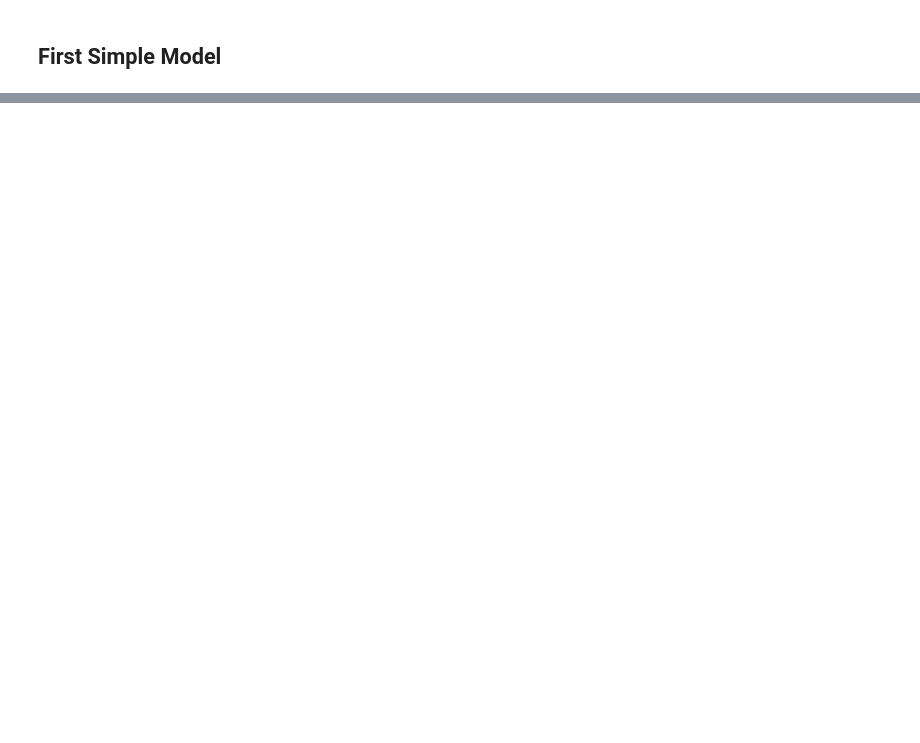
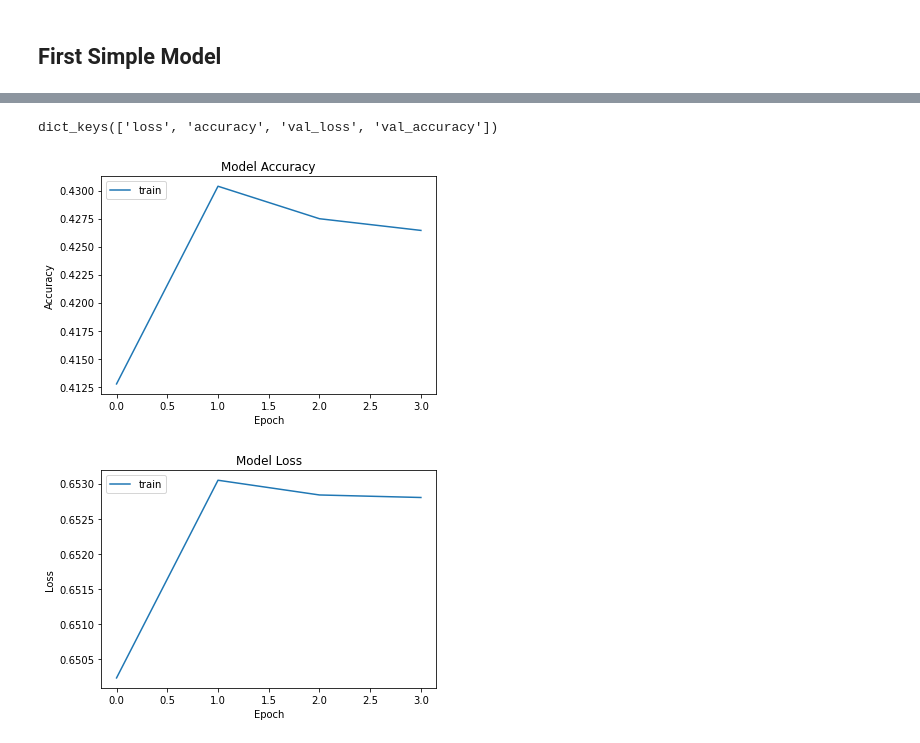
Before and after one commit to sbaltodano/nsfw-image-classification, a Jupyter notebook: project.ipynb, the cells around one changed output, grey strips where cells are left out. Saved outputs shown, nothing was run; the diff lists cells and outputs as text; code cells hidden in the pictures; blank space fills up the shorter version.

```diff
--- a/project.ipynb
+++ b/project.ipynb
@@ -219,14 +453,15 @@ Baseline Accuracy: 69.0%
 ## First Simple Model
 # %%
 model = models.Sequential()
-model.add(layers.Dense(20, activation='relu', input_shape=(19200,))) # 2 hidden layers
-model.add(layers.Dense(15, activation='relu'))
-model.add(layers.Dense(10, activation='relu'))
-model.add(layers.Dense(3, activation='softmax'))
+model.add(Flatten())
+model.add(Dense(20, activation='relu', input_shape=X.shape[1:]))
+model.add(Dense(15, activation='relu'))
+model.add(Dense(10, activation='relu'))
+model.add(Dense(3, activation='softmax'))
 
 model.compile(optimizer='adam',
-              loss='MeanSquaredError',
+              loss='mse',
               metrics=['accuracy'])
 
-model.fit(train_img, train_y, epochs=6, validation_split=0.10)
+model_score = model.fit(X, y, epochs=4, batch_size=2000, validation_split=0.2)
 # %% [output]
@@ -245,0 +476,27 @@ Epoch 6/6
+# %%
+# list all data in history
+print(model_score.history.keys())
+# %% [output]
+dict_keys(['loss', 'accuracy', 'val_loss', 'val_accuracy'])
+# %%
+def plot_model_accuracy_loss(model_score):
+
+    # summarize history for accuracy
+    plt.plot(model_score.history['accuracy'])
+    plt.title('Model Accuracy')
+    plt.ylabel('Accuracy')
+    plt.xlabel('Epoch')
+    plt.legend(['train', 'test'], loc='upper left')
+    plt.show()
+    # summarize history for loss
+    plt.plot(model_score.history['loss'])
+    plt.title('Model Loss')
+    plt.ylabel('Loss')
+    plt.xlabel('Epoch')
+    plt.legend(['train', 'test'], loc='upper left')
+    plt.show()
+# %%
+plot_model_accuracy_loss(model_score)
+# %% [output]
+[figure, added]
+[figure, added]
```
Also changed, not shown: parts of 48 cells of this notebook.
